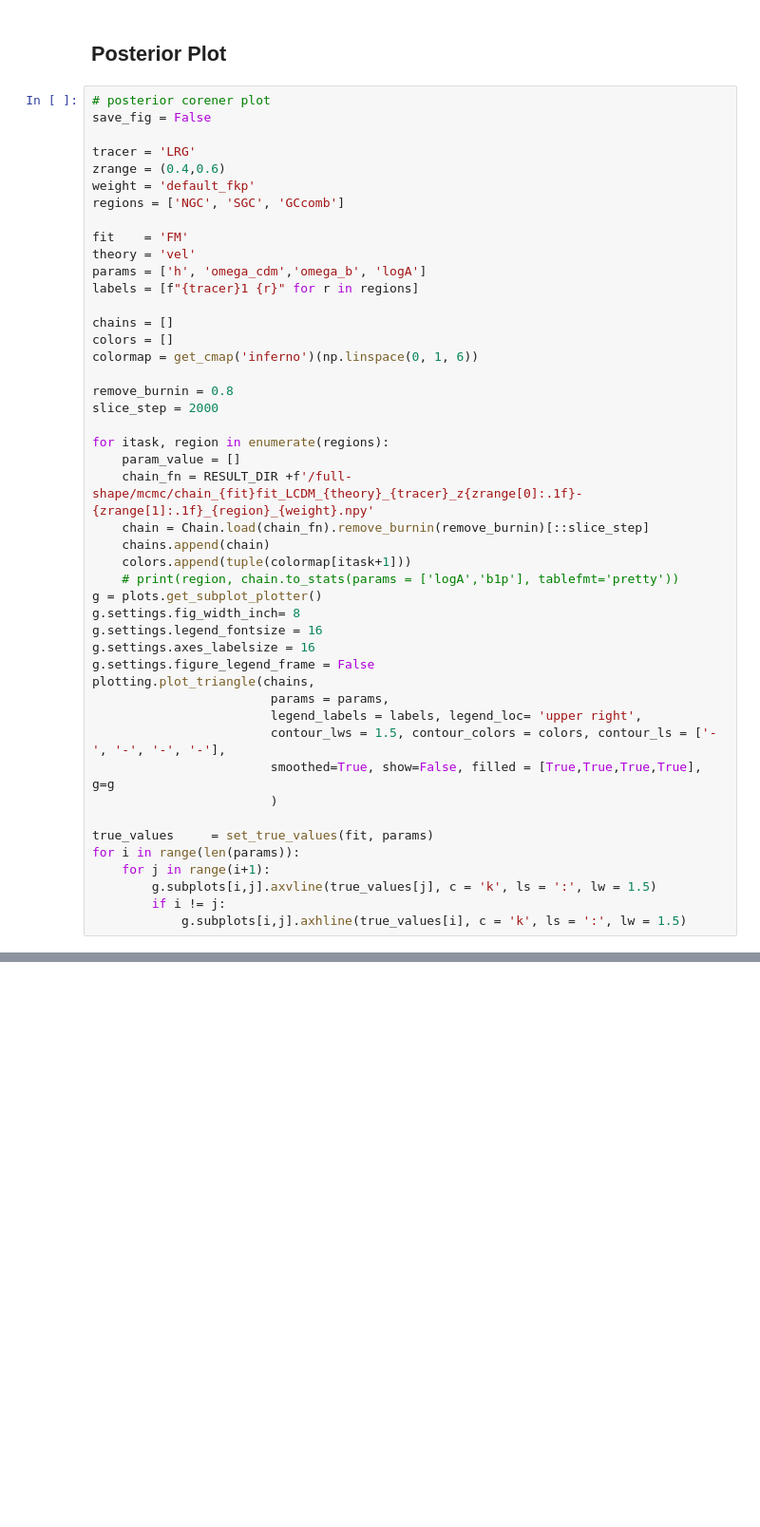
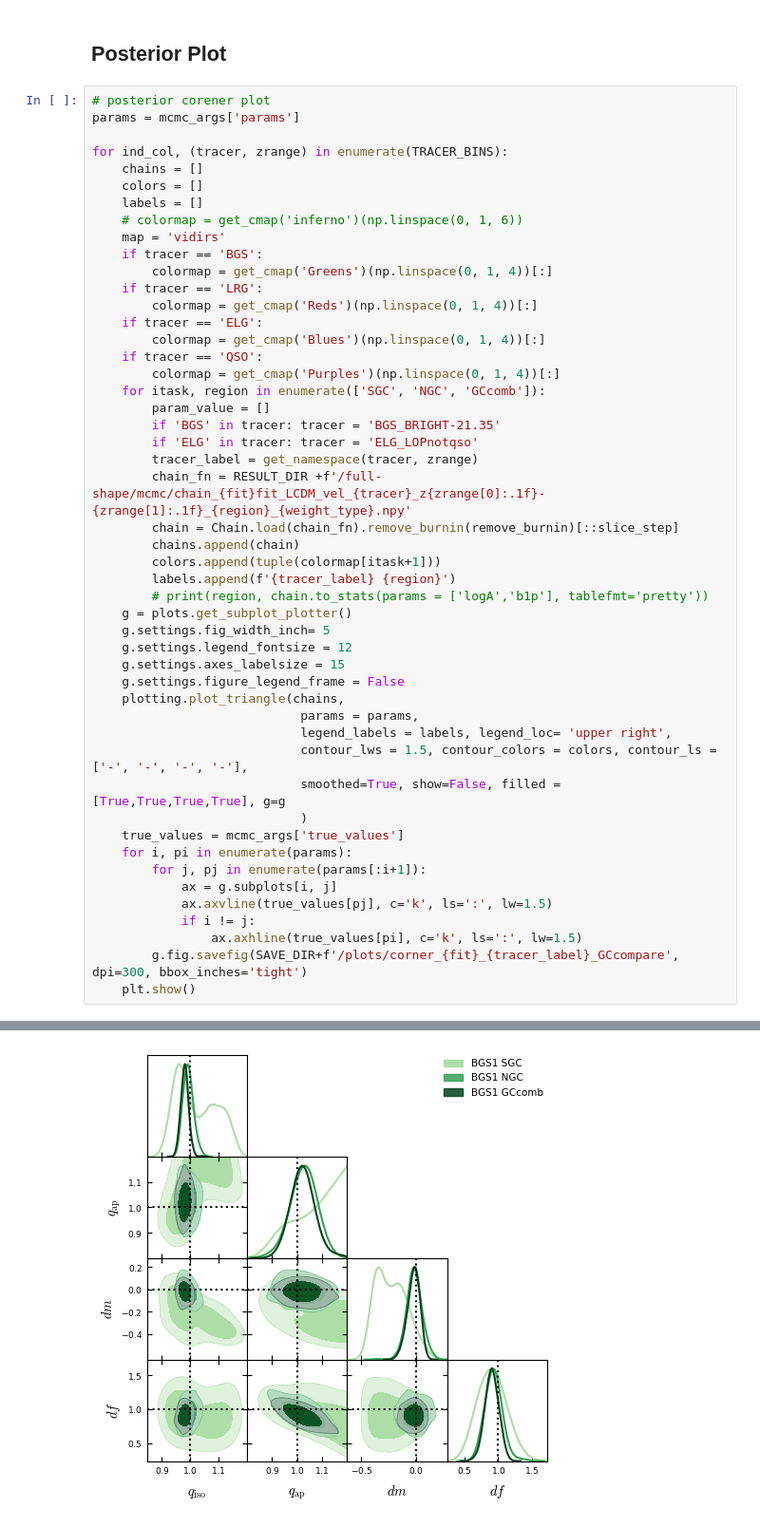
Before and after one commit to ShengyuHE/desi_y3_blinded_data_splits, a Jupyter notebook: main/notebooks/plot_mcmc.ipynb, the cells around one changed output, grey strips where cells are left out. Shown at 95% size. Drawn from its saved outputs; the diff is of its cells as text; blank space fills up the shorter version.

```diff
--- a/main/notebooks/plot_mcmc.ipynb
+++ b/main/notebooks/plot_mcmc.ipynb
@@ -167,51 +363,55 @@ for ind_col, (tracer, zrange) in enumerate(TRACER_BINS):
 ## Posterior Plot
 # %%
 # posterior corener plot
-save_fig = False
+params = mcmc_args['params']
 
-tracer = 'LRG'
-zrange = (0.4,0.6)
-weight = 'default_fkp'
-regions = ['NGC', 'SGC', 'GCcomb']
-
-fit    = 'FM'
-theory = 'vel'
-params = ['h', 'omega_cdm','omega_b', 'logA']
-labels = [f"{tracer}1 {r}" for r in regions]
-
-chains = []
-colors = []
-colormap = get_cmap('inferno')(np.linspace(0, 1, 6))
-
-remove_burnin = 0.8
-slice_step = 2000
-
-for itask, region in enumerate(regions):
-    param_value = []
-    chain_fn = RESULT_DIR +f'/full-shape/mcmc/chain_{fit}fit_LCDM_{theory}_{tracer}_z{zrange[0]:.1f}-{zrange[1]:.1f}_{region}_{weight}.npy'
-    chain = Chain.load(chain_fn).remove_burnin(remove_burnin)[::slice_step]
-    chains.append(chain)
-    colors.append(tuple(colormap[itask+1]))
-    # print(region, chain.to_stats(params = ['logA','b1p'], tablefmt='pretty'))
-g = plots.get_subplot_plotter()
-g.settings.fig_width_inch= 8
-g.settings.legend_fontsize = 16
-g.settings.axes_labelsize = 16
-g.settings.figure_legend_frame = False
-plotting.plot_triangle(chains,
-                        params = params,
-                        legend_labels = labels, legend_loc= 'upper right',
-                        contour_lws = 1.5, contour_colors = colors, contour_ls = ['-', '-', '-', '-'],
-                        smoothed=True, show=False, filled = [True,True,True,True], g=g
-                        )
-
-true_values     = set_true_values(fit, params)
-for i in range(len(params)):
-    for j in range(i+1):
-        g.subplots[i,j].axvline(true_values[j], c = 'k', ls = ':', lw = 1.5)
-        if i != j:
-            g.subplots[i,j].axhline(true_values[i], c = 'k', ls = ':', lw = 1.5)
+for ind_col, (tracer, zrange) in enumerate(TRACER_BINS):
+    chains = []
+    colors = []
+    labels = []
+    # colormap = get_cmap('inferno')(np.linspace(0, 1, 6))
+    map = 'vidirs'
+    if tracer == 'BGS':
+        colormap = get_cmap('Greens')(np.linspace(0, 1, 4))[:]
+    if tracer == 'LRG':
+        colormap = get_cmap('Reds')(np.linspace(0, 1, 4))[:]
+    if tracer == 'ELG':
+        colormap = get_cmap('Blues')(np.linspace(0, 1, 4))[:]
+    if tracer == 'QSO':
+        colormap = get_cmap('Purples')(np.linspace(0, 1, 4))[:]
+    for itask, region in enumerate(['SGC', 'NGC', 'GCcomb']):
+        param_value = []
+        if 'BGS' in tracer: tracer = 'BGS_BRIGHT-21.35'
+        if 'ELG' in tracer: tracer = 'ELG_LOPnotqso'
+        tracer_label = get_namespace(tracer, zrange)
+        chain_fn = RESULT_DIR +f'/full-shape/mcmc/chain_{fit}fit_LCDM_vel_{tracer}_z{zrange[0]:.1f}-{zrange[1]:.1f}_{region}_{weight_type}.npy'
+        chain = Chain.load(chain_fn).remove_burnin(remove_burnin)[::slice_step]
+        chains.append(chain)
+        colors.append(tuple(colormap[itask+1]))
+        labels.append(f'{tracer_label} {region}')
+        # print(region, chain.to_stats(params = ['logA','b1p'], tablefmt='pretty'))
+    g = plots.get_subplot_plotter()
+    g.settings.fig_width_inch= 5
+    g.settings.legend_fontsize = 12
+    g.settings.axes_labelsize = 15
+    g.settings.figure_legend_frame = False
+    plotting.plot_triangle(chains,
+                            params = params,
+                            legend_labels = labels, legend_loc= 'upper right',
+                            contour_lws = 1.5, contour_colors = colors, contour_ls = ['-', '-', '-', '-'],
+                            smoothed=True, show=False, filled = [True,True,True,True], g=g
+                            )
+    true_values = mcmc_args['true_values']
+    for i, pi in enumerate(params):
+        for j, pj in enumerate(params[:i+1]):
+            ax = g.subplots[i, j]
+            ax.axvline(true_values[pj], c='k', ls=':', lw=1.5)
+            if i != j:
+                ax.axhline(true_values[pi], c='k', ls=':', lw=1.5)
+        g.fig.savefig(SAVE_DIR+f'/plots/corner_{fit}_{tracer_label}_GCcompare', dpi=300, bbox_inches='tight')
+    plt.show()
 # %% [output]
 Removed no burn in
 Removed no burn in
 Removed no burn in
+[figure, new version]
```
Also changed, not shown: parts of 14 cells of this notebook, 10 other files.
